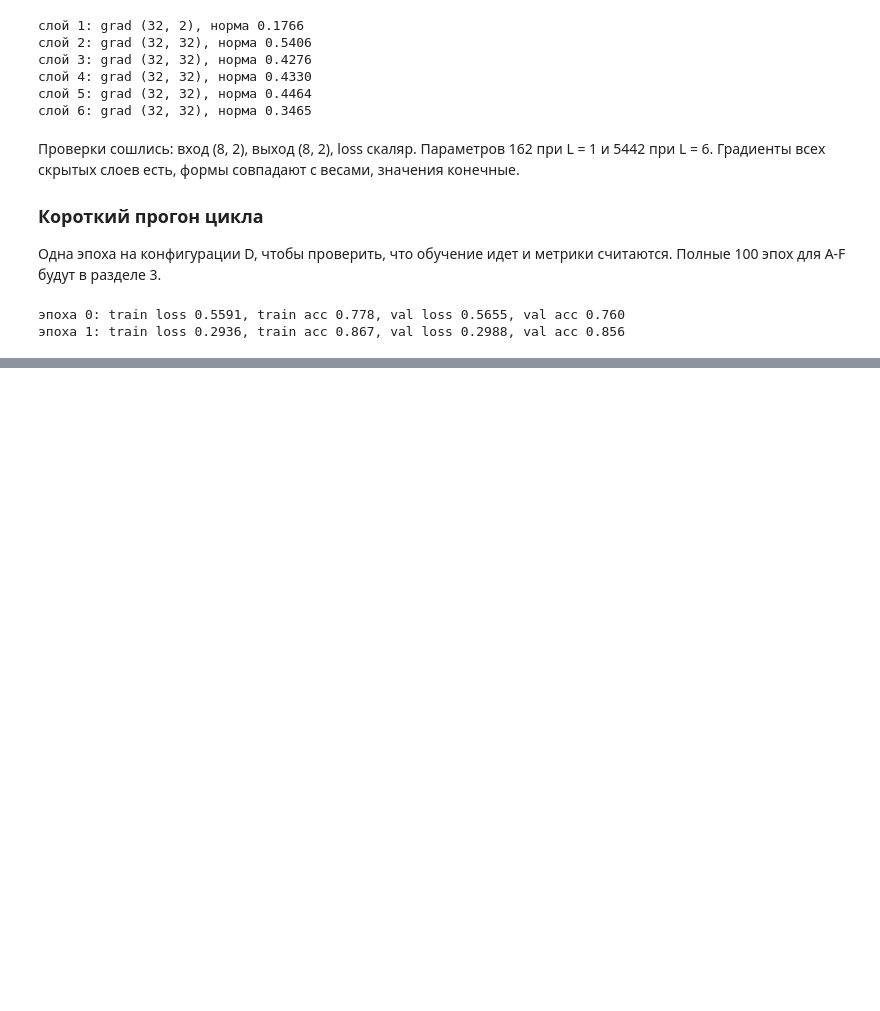
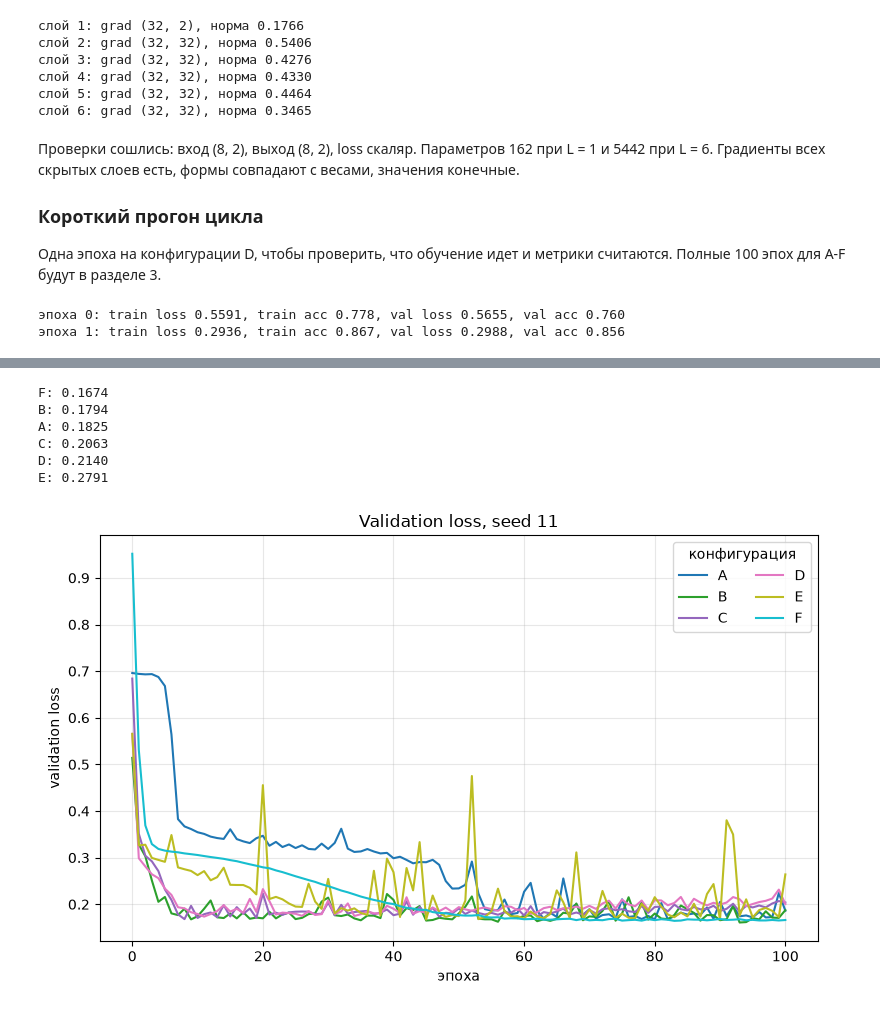
Before and after one commit to camtimhamilton/dlnn_lab1, a Jupyter notebook: notebook.ipynb, the cells around one changed output, grey strips where cells are left out. Saved outputs shown, nothing was run; the diff lists cells and outputs as text; code cells hidden in the pictures; blank space fills up the shorter version.

Commit message:
feat: add experiments A-F with metrics and plots

```diff
--- a/notebook.ipynb
+++ b/notebook.ipynb
@@ -196,9 +197,11 @@ def compute_metrics(model, X, y):
     return loss, acc
 
 
-def train_model(config, seed, epochs=100, batch_size=128):
+def train_model(config, seed, epochs=100, batch_size=128,
+                snapshot_epochs=(0, 20, 100)):
     torch.manual_seed(seed)
     model = MLP(config["hidden"], WIDTH, config["activation"], config["init"])
+    snapshots = {0: copy.deepcopy(model.state_dict())}
 
     generator = torch.Generator().manual_seed(10000 + seed)
     loader = DataLoader(
@@ -238,8 +241,10 @@ def train_model(config, seed, epochs=100, batch_size=128):
         history.append({"epoch": epoch, "train_loss": tr_loss,
                         "train_accuracy": tr_acc, "val_loss": va_loss,
                         "val_accuracy": va_acc})
+        if epoch in snapshot_epochs:
+            snapshots[epoch] = copy.deepcopy(model.state_dict())
 
-    return model, history
+    return model, history, snapshots
 
 
 CONFIGS = {
@@ -312,7 +317,7 @@ for i, layer in enumerate(model.layers[:-1], start=1):
 Одна эпоха на конфигурации D, чтобы проверить, что обучение идет
 и метрики считаются. Полные 100 эпох для A-F будут в разделе 3.
 # %%
-demo_model, demo_history = train_model(CONFIGS["D"], seed=11, epochs=1)
+demo_model, demo_history, _ = train_model(CONFIGS["D"], seed=11, epochs=1)
 for row in demo_history:
     print(f"эпоха {row['epoch']}: train loss {row['train_loss']:.4f}, "
           f"train acc {row['train_accuracy']:.3f}, "
@@ -323,0 +430,37 @@ for row in demo_history:
+# %%
+means = {}
+for code in CONFIGS:
+    means[code] = float(np.mean([HISTORY[(code, seed)][-1]["val_loss"]
+                                 for seed in (11, 29)]))
+
+with (RES_DIR / "val_loss_mean.csv").open("w", newline="", encoding="utf-8") as f:
+    writer = csv.writer(f)
+    writer.writerow(["config", "mean_val_loss"])
+    for code in CONFIGS:
+        writer.writerow([code, f"{means[code]:.6f}"])
+
+for code, value in sorted(means.items(), key=lambda item: item[1]):
+    print(f"{code}: {value:.4f}")
+# %% [output]
+F: 0.1674
+B: 0.1794
+A: 0.1825
+C: 0.2063
+D: 0.2140
+E: 0.2791
+# %%
+fig, ax = plt.subplots(figsize=(8, 5))
+for color, code in zip(plt.cm.tab10(np.linspace(0, 1, len(CONFIGS))), CONFIGS):
+    hist = HISTORY[(code, 11)]
+    ax.plot([r["epoch"] for r in hist], [r["val_loss"] for r in hist],
+            color=color, label=code)
+ax.set_xlabel("эпоха")
+ax.set_ylabel("validation loss")
+ax.set_title("Validation loss, seed 11")
+ax.legend(title="конфигурация", ncol=2)
+ax.grid(alpha=0.3)
+fig.tight_layout()
+fig.savefig(FIG_DIR / "val_loss_seed11.png", dpi=150)
+plt.show()
+# %% [output]
+[figure, added]
```
Also changed, not shown: parts of 8 cells of this notebook, 6 other files.
